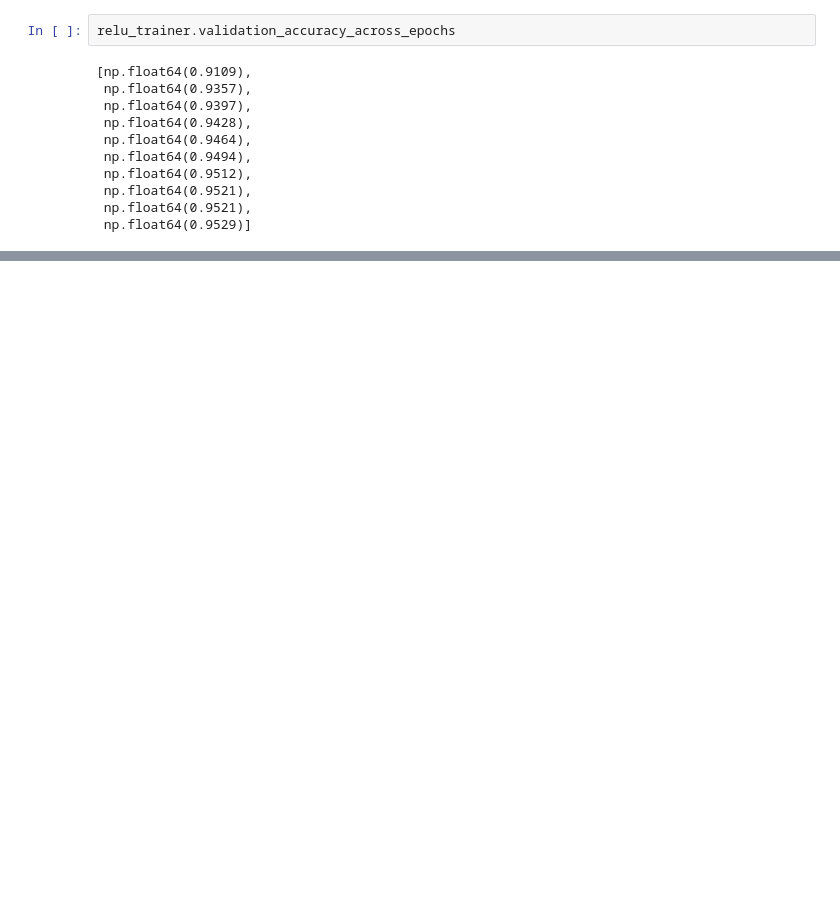
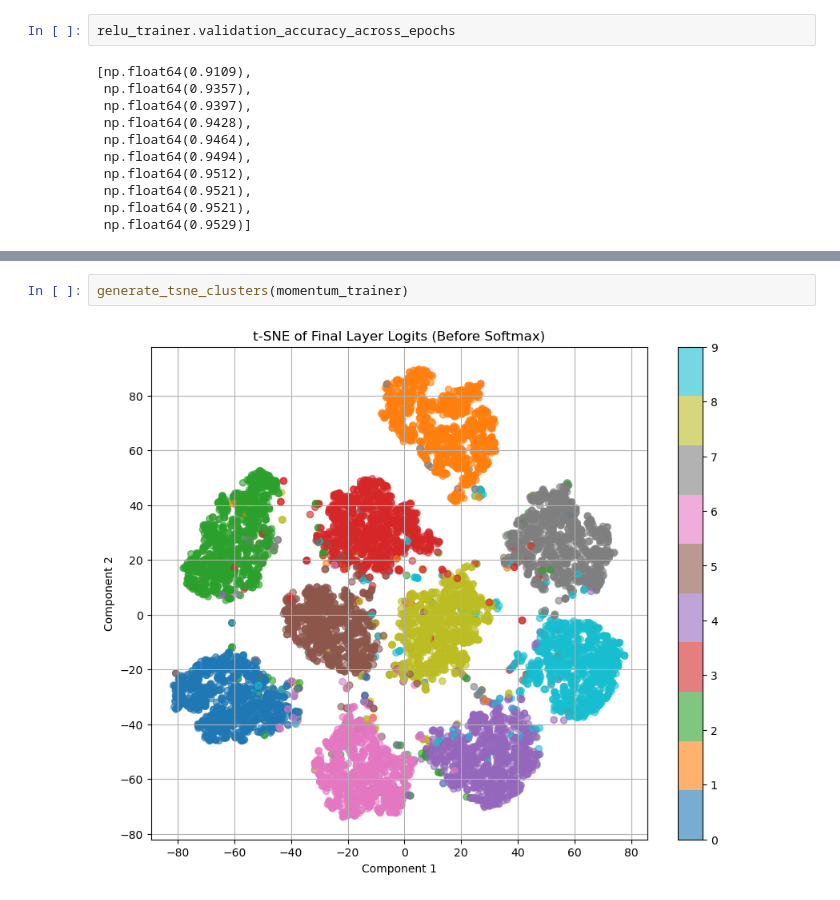
Before and after one commit to akshaydaf/neural-networks-python, a Jupyter notebook: experiments.ipynb, the cells around one changed output, grey strips where cells are left out. Cells and saved outputs as stored; diff of their text form; blank space fills up the shorter version.

```diff
--- a/experiments.ipynb
+++ b/experiments.ipynb
@@ -163,0 +170,4 @@ momentum_trainer.validation_accuracy_across_epochs
+# %%
+generate_tsne_clusters(momentum_trainer)
+# %% [output]
+[figure, added]
```
Also changed, not shown: parts of 7 cells of this notebook.
